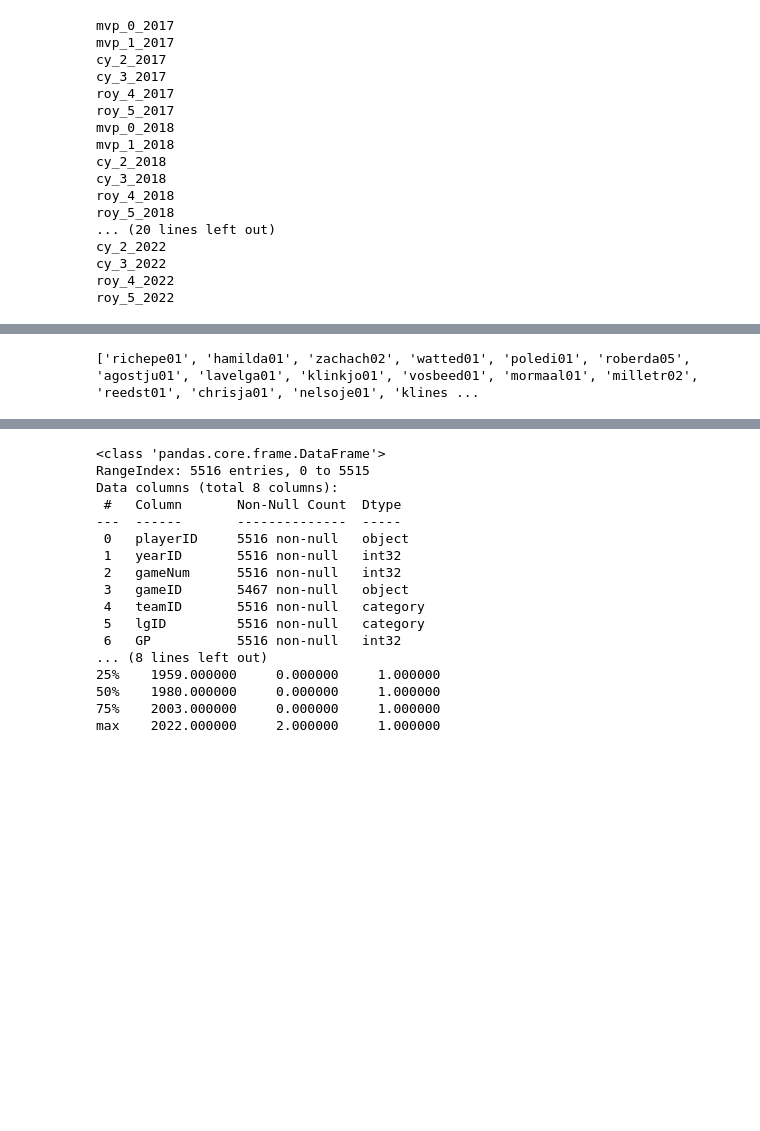
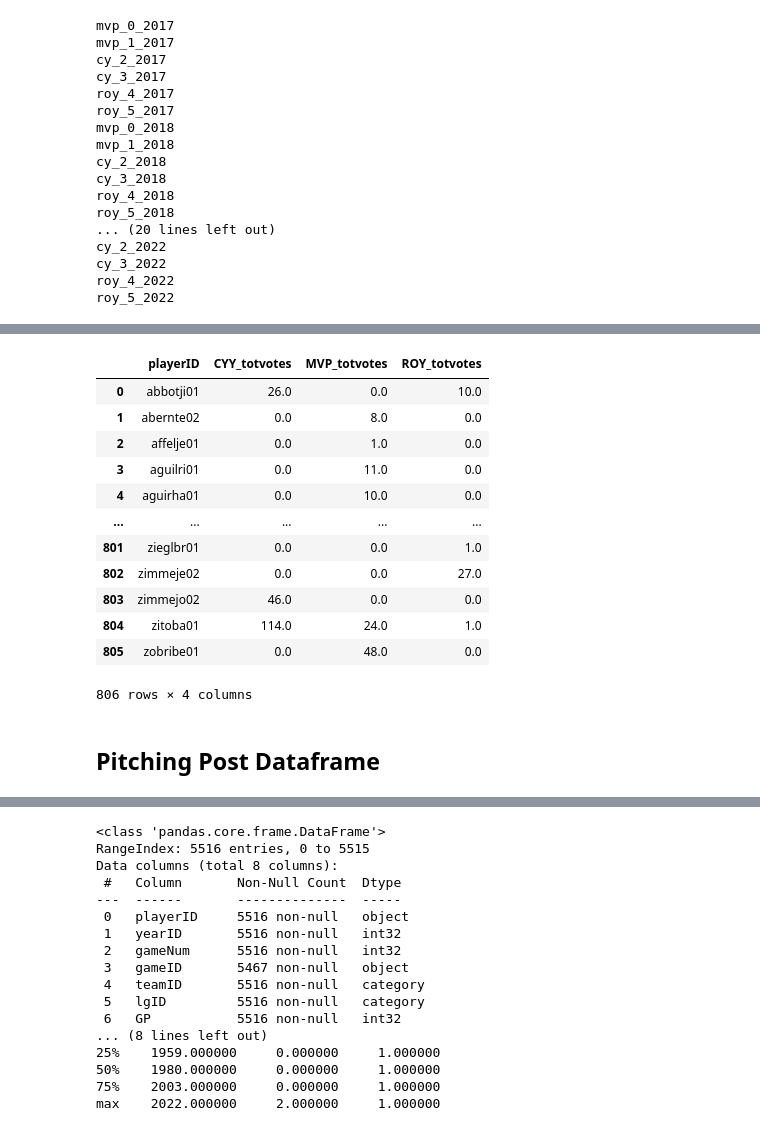
Before and after one commit to an-izq/Pitcher-HOF-Predictor, a Jupyter notebook: Pitcher-HOF-Predictor.ipynb, the cells around one changed output, grey strips where cells are left out. Cells and saved outputs as stored; diff of their text form; code cells hidden in the pictures; blank space fills up the shorter version.

```diff
--- a/Pitcher-HOF-Predictor.ipynb
+++ b/Pitcher-HOF-Predictor.ipynb
@@ -746,3 +722,28 @@ AwardsSharePlayers_career_df_pivot
+# %%
+# pivoting the AwardsSharePlayers_career_df table
+AwardsSharePlayers_career_df_pivot = AwardsSharePlayers_career_df.pivot(index= 'playerID', columns= 'awardID', values= 'pointsWon_tot')
+AwardsSharePlayers_career_df_pivot.reset_index(inplace=True)
+AwardsSharePlayers_career_df_pivot = AwardsSharePlayers_career_df_pivot.rename_axis(None, axis=1)
+AwardsSharePlayers_career_df_pivot.fillna(0, inplace=True)
+# table to be used in analysis and modeling
+AwardsSharePlayers_career_df_pivot = AwardsSharePlayers_career_df_pivot.rename(columns={'Cy Young': 'CYY_totvotes', 'MVP': 'MVP_totvotes', 'Rookie of the Year':'ROY_totvotes'})
+AwardsSharePlayers_career_df_pivot
+# %% [output]
+|  | playerID | CYY_totvotes | MVP_totvotes | ROY_totvotes |
+| 0 | abbotji01 | 26.0 | 0.0 | 10.0 |
+| 1 | abernte02 | 0.0 | 8.0 | 0.0 |
+| 2 | affelje01 | 0.0 | 1.0 | 0.0 |
+| 3 | aguilri01 | 0.0 | 11.0 | 0.0 |
+| 4 | aguirha01 | 0.0 | 10.0 | 0.0 |
+| ... | ... | ... | ... | ... |
+| 801 | zieglbr01 | 0.0 | 0.0 | 1.0 |
+| 802 | zimmeje02 | 0.0 | 0.0 | 27.0 |
+| 803 | zimmejo02 | 46.0 | 0.0 | 0.0 |
+| 804 | zitoba01 | 114.0 | 24.0 | 1.0 |
+| 805 | zobribe01 | 0.0 | 48.0 | 0.0 |
+806 rows × 4 columns
+# %% [markdown]
+## Pitching Post Dataframe
 # %%
 # PitchingPost_df Exploration
 #PitchingPost_df.info()
@@ -758,25 +759,3 @@ PitchingPost_df.describe()
 | 50% | 2003.000000 | 0.000000 | 0.000000 | 2.000000 | 0.000000 | 0.000000 | 0.000000 | 0.000000 | 11.000000 | 3.000000 | 1.000000 | ... |
 | 75% | 2014.000000 | 0.000000 | 0.000000 | 2.000000 | 1.000000 | 0.000000 | 0.000000 | 0.000000 | 19.000000 | 6.000000 | 3.000000 | ... |
 | max | 2022.000000 | 4.000000 | 4.000000 | 8.000000 | 8.000000 | 8.000000 | 3.000000 | 4.000000 | 213.000000 | 64.000000 | 26.000000 | ... |
-# %%
-# Setting up from population of players those who had postseason appearances
-q = '''
-SELECT
-a.*
-FROM
-    PitchingPost_df a
-INNER JOIN
-    Pitching_1955_player_career b
-        on a.playerID = b.playerID
-;
-'''
-Pitching_1955_post_player = sqldf(q, locals())
-
-# dropping players who had null ERA or BAOpp due to limited innings pitched
-drop_players = Pitching_1955_post_player['playerID'].loc[Pitching_1955_post_player['ERA'].isnull() | Pitching_1955_post_player['BAOpp'].isnull()].tolist()
-# drop_players[['playerID','ERA', 'BAOpp']]
-print(drop_players)
-Pitching_1955_post_player = Pitching_1955_post_player[~Pitching_1955_post_player.playerID.isin(drop_players)]
-# Pitching_1955_post_player.info()
-# %% [output]
-['richepe01', 'hamilda01', 'zachach02', 'watted01', 'poledi01', 'roberda05', 'agostju01', 'lavelga01', 'klinkjo01', 'vosbeed01', 'mormaal01', 'milletr02', 'reedst01', 'chrisja01', 'nelsoje01', 'klines ...
```
Also changed, not shown: parts of 37 cells of this notebook.
